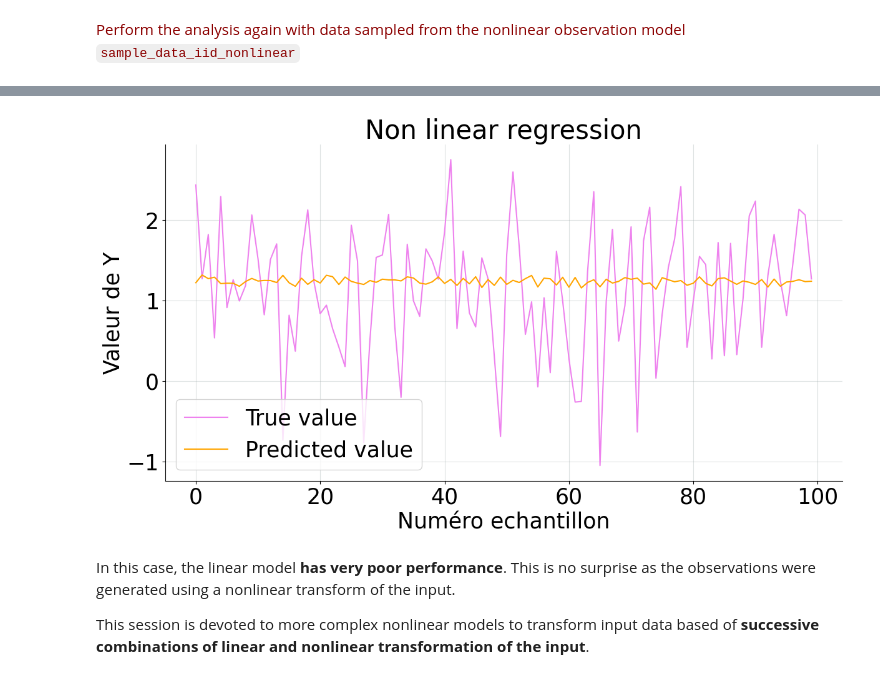
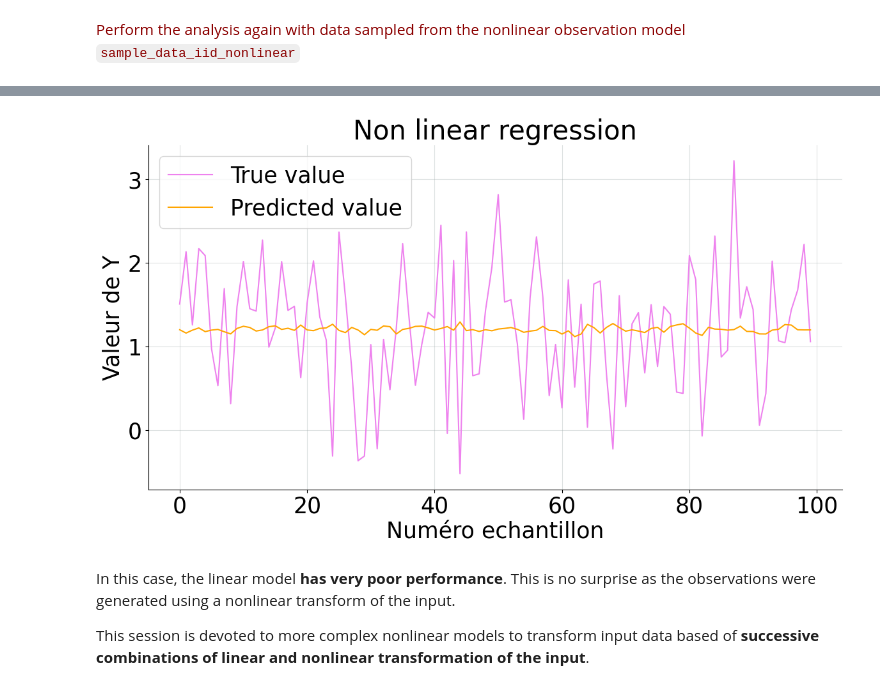
Before and after one commit to ThomasAPRichard/M1_DS, a Jupyter notebook: Apprentissage_Statistique/08_feed_forward_neural_networks_Thomasipynb.ipynb, the cells around one changed output, grey strips where cells are left out. Drawn from its saved outputs; the diff is of its cells as text; code cells hidden in the pictures.

```diff
--- a/Apprentissage_Statistique/08_feed_forward_neural_networks_Thomasipynb.ipynb
+++ b/Apprentissage_Statistique/08_feed_forward_neural_networks_Thomasipynb.ipynb
@@ -221,13 +221,13 @@ Linear regression MSE: 0.8343106150065936
 # %%
-plt.plot(np.arange(n_test), Y_test, label="True value", color='violet')
-plt.plot(np.arange(n_test), Y_pred, label="Predicted value", color = 'orange')
+plt.plot(np.arange(n_test), Y_test_non, label="True value", color='violet')
+plt.plot(np.arange(n_test), Y_pred_non, label="Predicted value", color = 'orange')
 plt.xlabel("Numéro echantillon")
 plt.ylabel("Valeur de Y")
 plt.title("Non linear regression")
 plt.legend()
 plt.show()
 # %% [output]
-[figure, old version]
+[figure, new version]
 # %% [markdown]
 In this case, the linear model **has very poor performance**. This is no surprise as the observations were generated using a nonlinear transform of the input.
 
```
Also changed, not shown: parts of 10 cells of this notebook, 1 other file.
